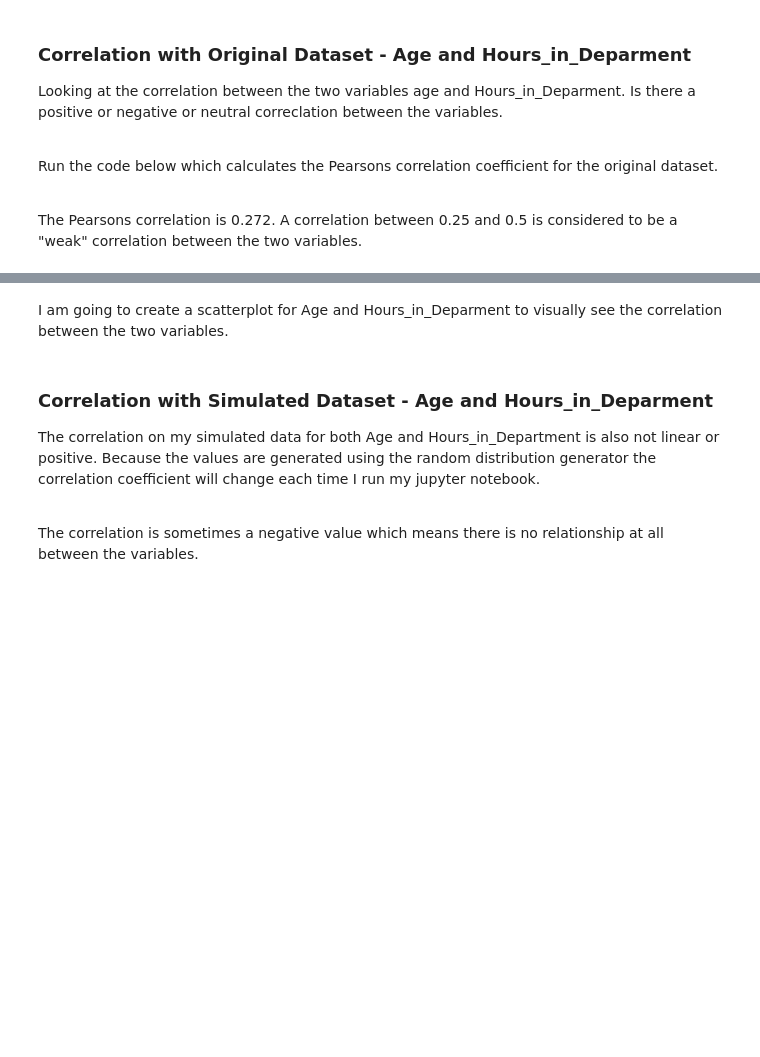
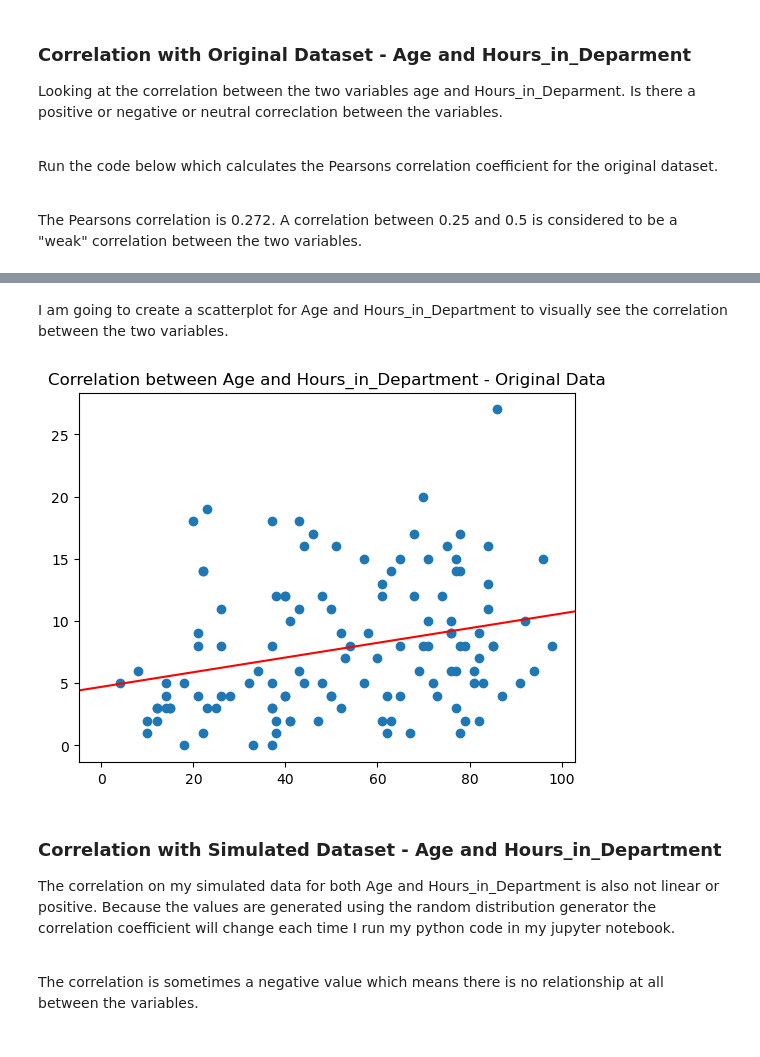
Before and after one commit to AudeAllen/PDA_Assignment, a Jupyter notebook: PDA_Assignment.ipynb, the cells around one changed output, grey strips where cells are left out. Cells and saved outputs as stored; diff of their text form; code cells hidden in the pictures; blank space fills up the shorter version.

Commit message:
More additions to README - Correlation changes

```diff
--- a/PDA_Assignment.ipynb
+++ b/PDA_Assignment.ipynb
@@ -885,20 +1146,22 @@ print('Pearsons correlation: %.3f' % corr)
 # %% [markdown]
-I am going to create a scatterplot for Age and Hours_in_Deparment to visually see the correlation between the two variables.
+I am going to create a scatterplot for Age and Hours_in_Department to visually see the correlation between the two variables.
 # %%
 # We know the actual correlation of the two variables is 0.272 which is a weak correlation. I can see from the scatterplot below
 # that the data is not linear.
 
 import matplotlib.pyplot as plt
 
 plt.scatter(list1OG, list2OG)
 m, b = np.polyfit(list1OG, list2OG, deg=1)
 plt.axline(xy1=(0, b), slope=m, color='r', label=f'$y = {m:.2f}x {b:+.2f}$')
-plt.title("Correlation between Age and Hours_in_Deparment")
+plt.title("Correlation between Age and Hours_in_Department - Original Data")
 plt.show()
+# %% [output]
+[figure, added]
 # %% [markdown]
-### Correlation with Simulated Dataset - Age and Hours_in_Deparment
+### Correlation with Simulated Dataset - Age and Hours_in_Department
 
-The correlation on my simulated data for both Age and Hours_in_Department is also not linear or positive. Because the values are generated using the random distribution generator the correlation coefficient will change each time I run my jupyter notebook. <br><br>
+The correlation on my simulated data for both Age and Hours_in_Department is also not linear or positive. Because the values are generated using the random distribution generator the correlation coefficient will change each time I run my python code in my jupyter notebook. <br><br>
 
 The correlation is sometimes a negative value which means there is no relationship at all between the variables. <br><br>
 # %%
```
Also changed, not shown: parts of 31 cells of this notebook, 12 other files.
